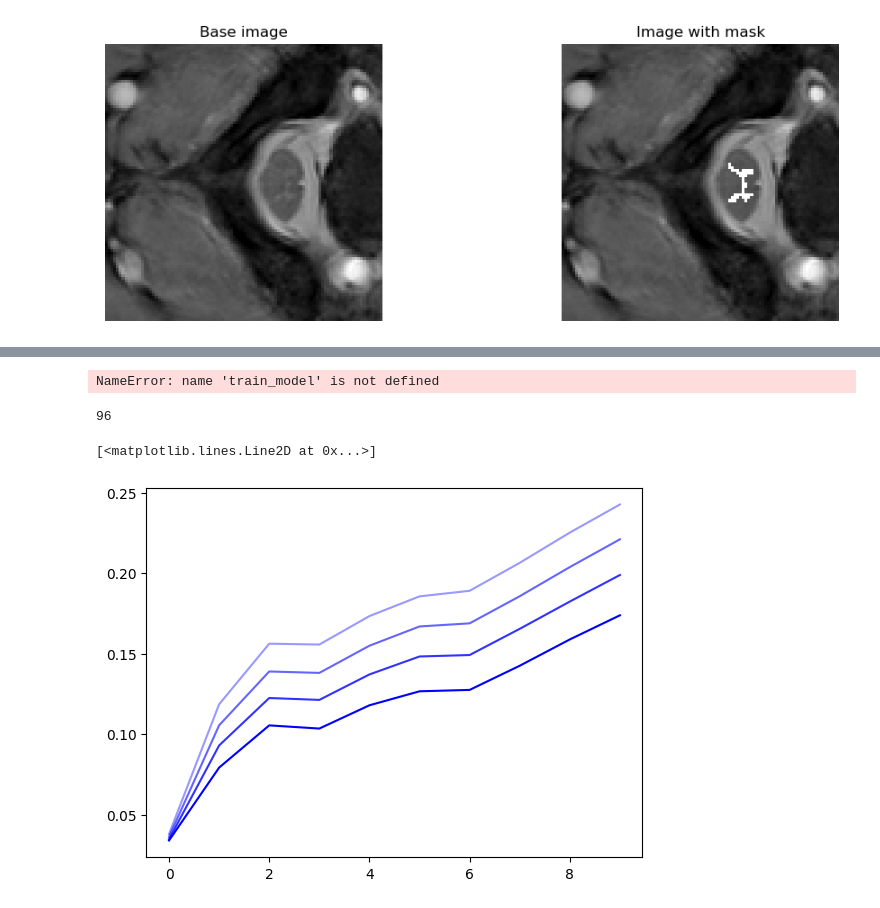
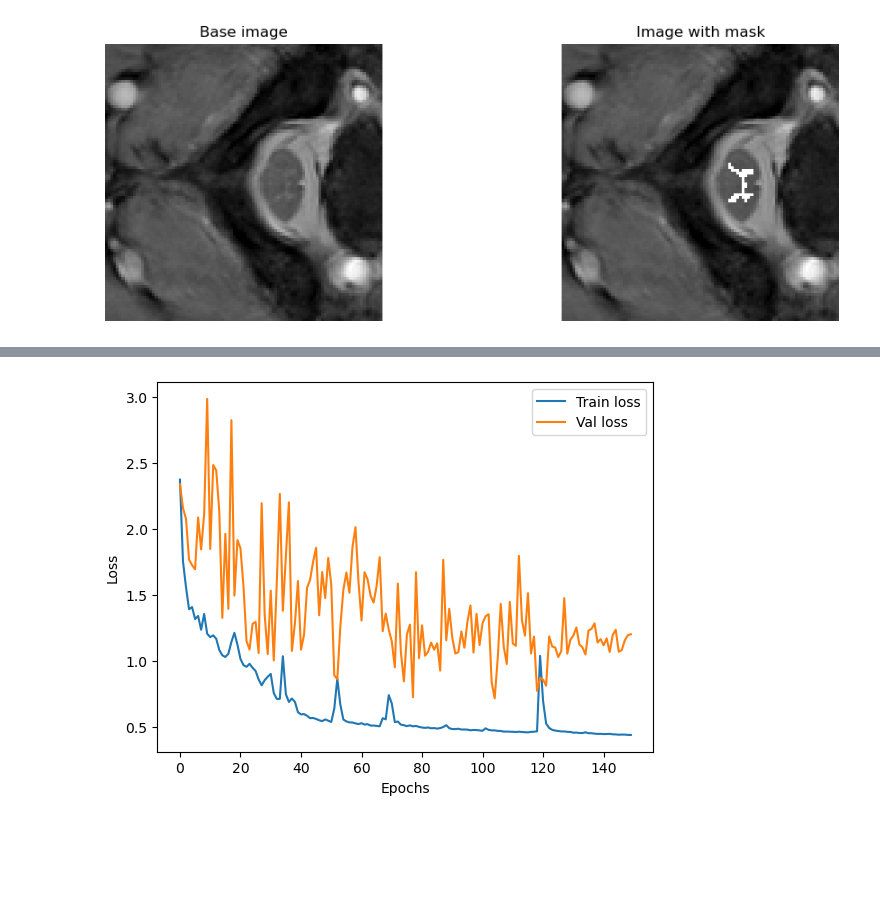
Before and after one commit to Clement1103/data_science_projects, a Jupyter notebook: DL_projects/spinal_cord_segmentation/gray_matter_segmentation.ipynb, the cells around one changed output, grey strips where cells are left out. Cells and saved outputs as stored; diff of their text form; code cells hidden in the pictures; blank space fills up the shorter version.

```diff
--- a/DL_projects/spinal_cord_segmentation/gray_matter_segmentation.ipynb
+++ b/DL_projects/spinal_cord_segmentation/gray_matter_segmentation.ipynb
@@ -803,6 +695,4 @@ def train_model(model, train_dataloader, val_dataloader, epochs):
 
     return model, train_losses, val_losses, train_ious, val_ious, train_ious_er1, val_ious_er1, train_ious_er2, val_ious_er2, train_ious_er3, val_ious_er3
 # %%
-model, train_losses, val_losses, train_ious, val_ious, train_ious_er1, val_ious_er1, train_ious_er2, val_ious_er2, train_ious_er3, val_ious_er3 = train_model(model, dataloader_train, dataloader_val, epochs=150)
+# model, train_losses, val_losses, train_ious, val_ious, train_ious_er1, val_ious_er1, train_ious_er2, val_ious_er2, train_ious_er3, val_ious_er3 = train_model(model, dataloader_train, dataloader_val, epochs=150)
-# %% [output]
-NameError: name 'train_model' is not defined
@@ -809,23 +736,19 @@ NameError: name 'train_model' is not defined
+# %%
+json_files = ['ero0_train.json', 'ero1_train.json', 'ero2_train.json', 'ero3_train.json',
+                'ero0_val.json', 'ero1_val.json', 'ero2_val.json', 'ero3_val.json',
+                'loss_train.json', 'loss_val.json']
+
+json_data = {}
+
+for file in json_files:
+    with open('training_results/' + file, 'r') as f:
+        json_data[file] = json.load(f)
 # %%
-plt.plot(train_losses, label='Train loss')
-plt.plot(val_losses, label='Val loss')
+plt.plot(json_data['loss_train.json'], label='Train loss')
+plt.plot(json_data['loss_val.json'], label='Val loss')
 plt.legend()
 plt.xlabel('Epochs')
 plt.ylabel('Loss')
 plt.show()
+# %% [output]
+[figure, added]
-# %%
-len(train_ious_er1)
-# %% [output]
-96
-# %%
-plt.plot(train_ious, 'b', alpha=1)
-# plt.plot(val_ious, 'r', alpha=1)
-plt.plot(train_ious_er1, 'b', alpha=0.8)
-# plt.plot(val_ious_er1, 'r', alpha=0.8)
-plt.plot(train_ious_er2, 'b', alpha=0.6)
-# plt.plot(val_ious_er2, 'r', alpha=0.6)
-plt.plot(train_ious_er3, 'b', alpha=0.4)
-# plt.plot(val_ious_er3, 'r', alpha=0.4)
-# %% [output]
-[<matplotlib.lines.Line2D at 0x...>]
-[figure, removed]
```
Also changed, not shown: parts of 17 cells of this notebook, 12 other files.
